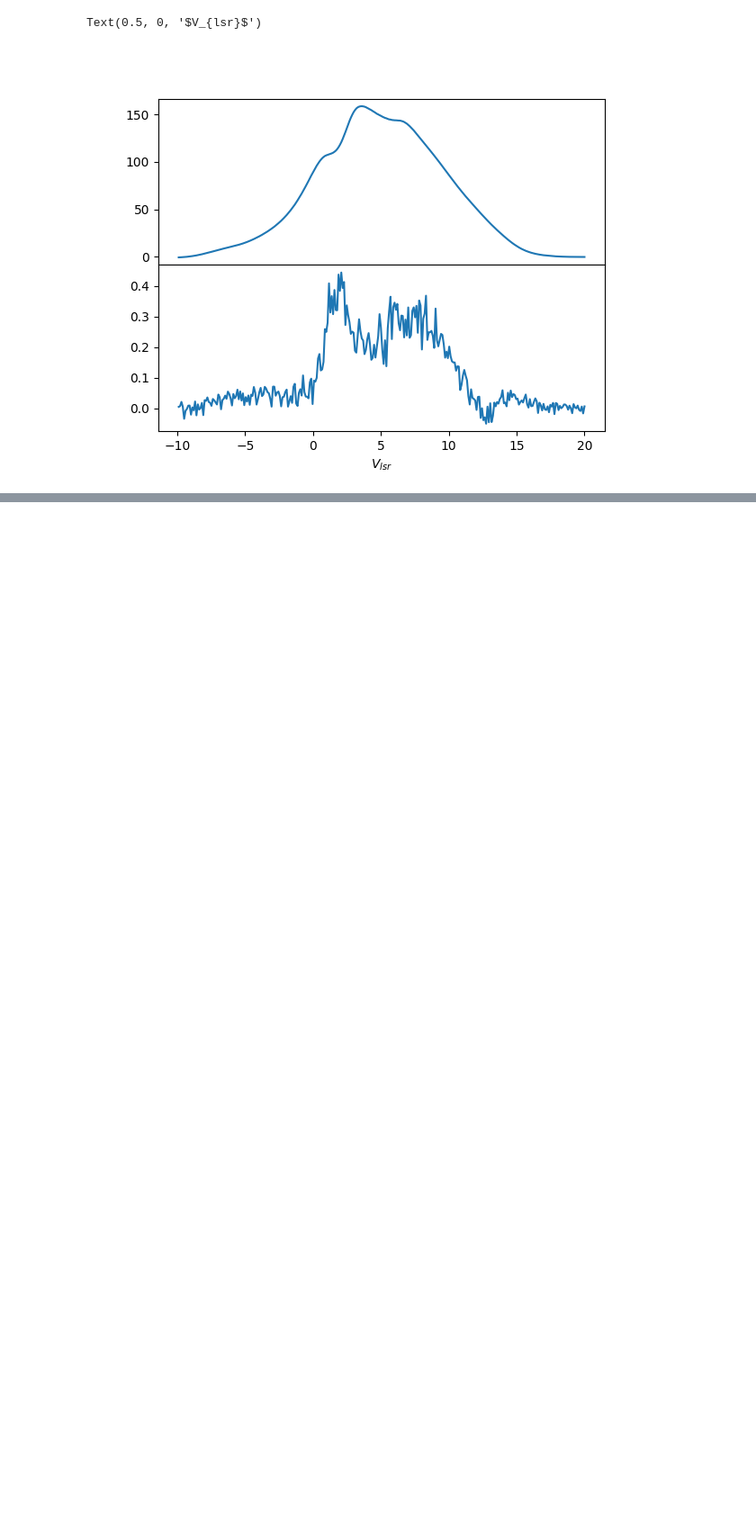
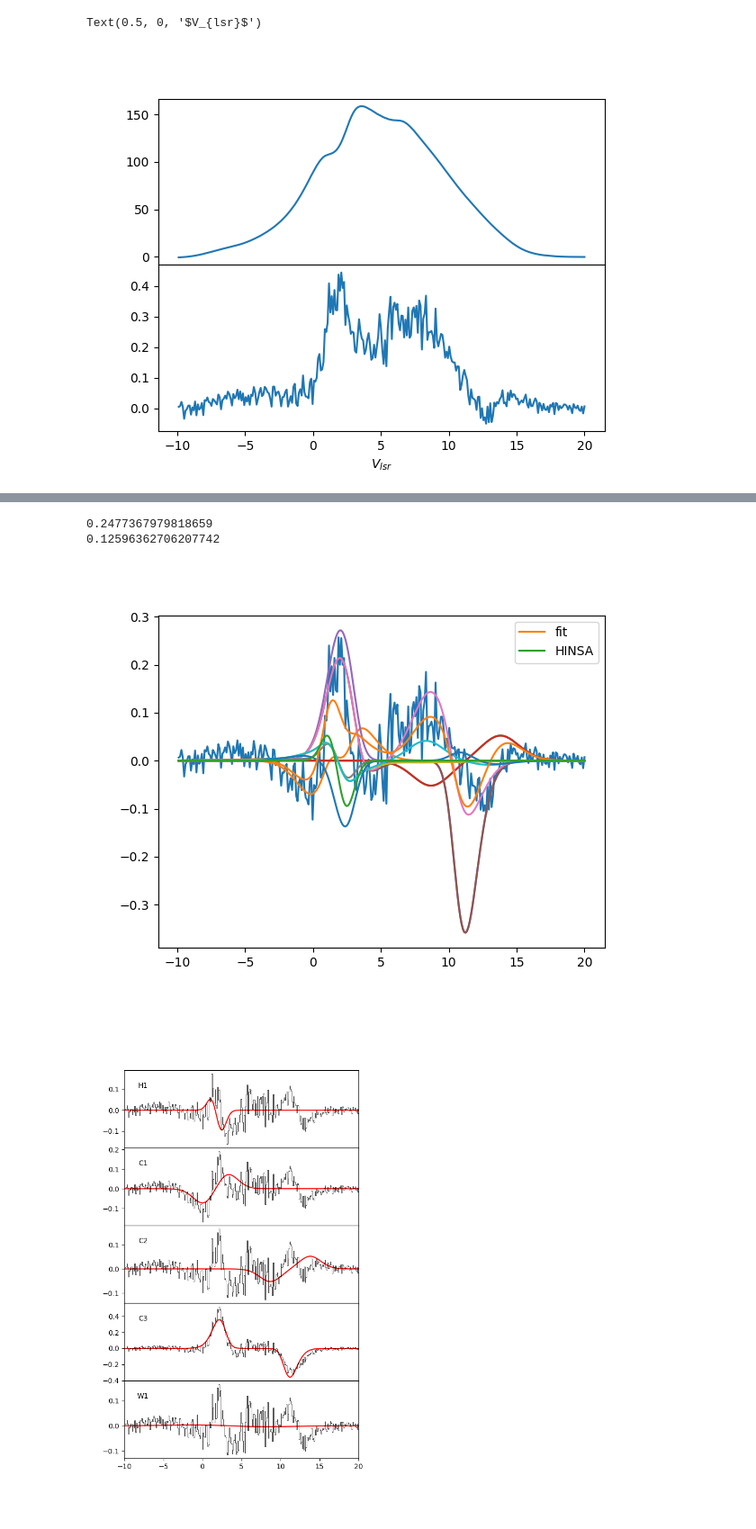
Before and after one commit to UjwalReddy267/ZeemanStokes, a Jupyter notebook: autofit.ipynb, the cells around one changed output, grey strips where cells are left out. Shown: that part at 90% size. Cells and saved outputs as stored; diff of their text form; code cells hidden in the pictures; blank space fills up the shorter version.

Commit message:
Stokes I and V fitting is now complete Plots are complete too Code is janky

```diff
--- a/autofit.ipynb
+++ b/autofit.ipynb
@@ -488,0 +573,7 @@ stkVModel.plot(True)
+# %%
+stokesIModel.plotV(True,False)
+# %% [output]
+0.2477367979818659
+0.12596362706207742
+[figure, added]
+[figure, added]
```
Also changed, not shown: parts of 7 cells of this notebook.
